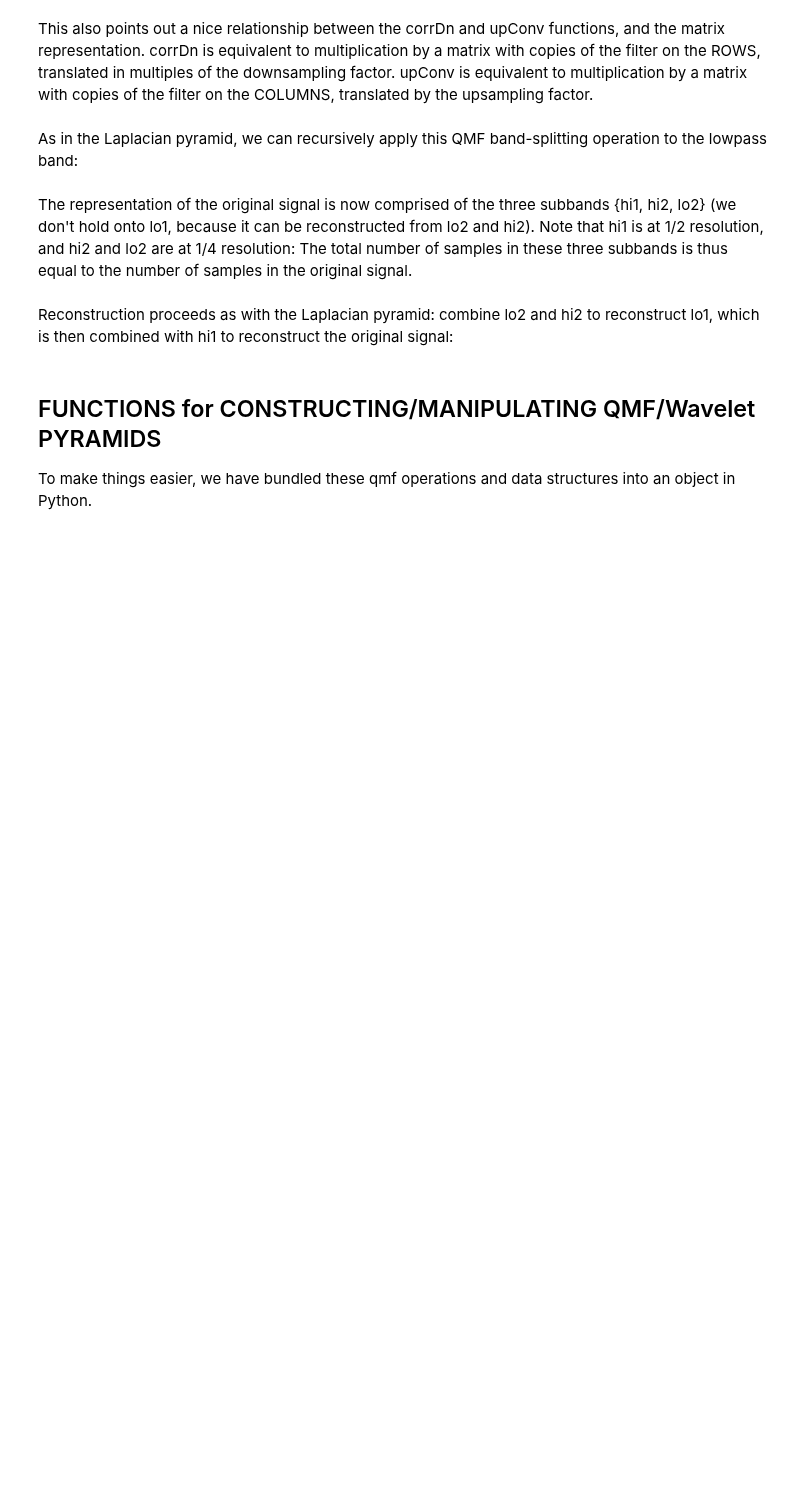
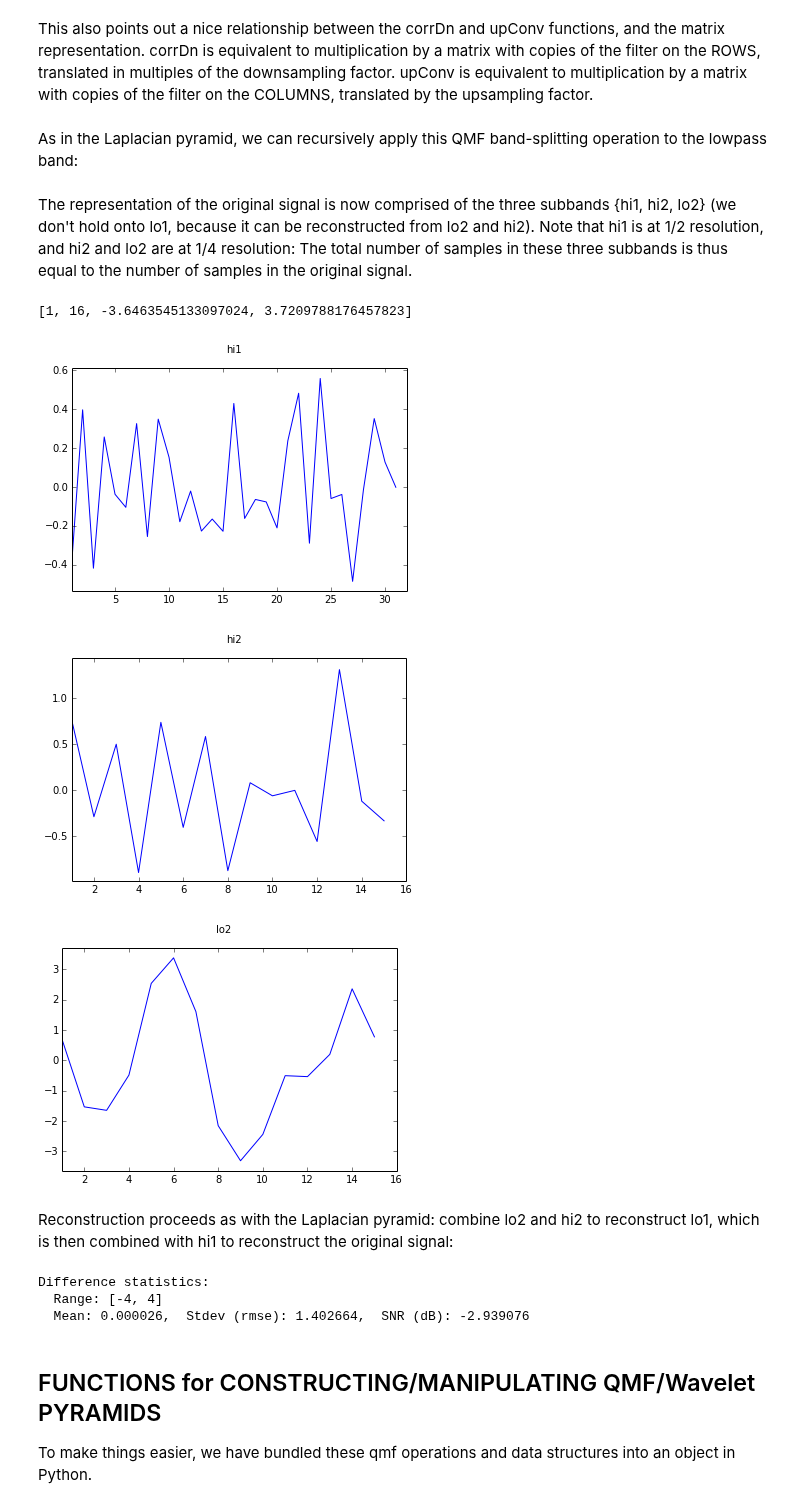
Before and after one commit to LabForComputationalVision/pyrtools, a Jupyter notebook: pyramids.ipynb, the cells around one changed output. Drawn from its saved outputs; the diff is of its cells as text; code cells hidden in the pictures; blank space fills up the shorter version.

```diff
--- a/pyramids.ipynb
+++ b/pyramids.ipynb
@@ -551,10 +578,10 @@ the filter on the COLUMNS, translated by the upsampling factor.
 As in the Laplacian pyramid, we can recursively apply this QMF
 band-splitting operation to the lowpass band:
 # %%
-#lo2 = ppu.corrDn(image = lo1.T, filt = flo, step = (1, 2))
-#hi2 = ppu.corrDn(image = lo1.T, filt = fhi, step = (1, 2), start = (0, 1))
-lo2 = ppu.corrDn(image = lo1, filt = flo, step = (2, 1))
-hi2 = ppu.corrDn(image = lo1, filt = fhi, step = (2, 1), start = (1, 0))
+lo2 = ppu.corrDn(image = lo1.T, filt = flo, step = (1, 2)).T
+hi2 = ppu.corrDn(image = lo1.T, filt = fhi, step = (1, 2), start = (0, 1)).T
+#lo2 = ppu.corrDn(image = lo1, filt = flo, step = (2, 1))
+#hi2 = ppu.corrDn(image = lo1, filt = fhi, step = (2, 1), start = (1, 0))
 # %% [markdown]
 The representation of the original signal is now comprised of the
 three subbands {hi1, hi2, lo2} (we don't hold onto lo1, because it
@@ -565,15 +592,20 @@ samples in the original signal.
 # %%
 plt.plot(hi1)
 plt.suptitle('hi1')
-plt.axis([1, len(hi1), 1.1*min(hi1), 1.1*max(hi1)])
+plt.axis([1, len(hi1), 1.1*hi1.min(), 1.1*hi1.max()])
 plt.figure()
 plt.plot(hi2)
 plt.suptitle('hi2')
-plt.axis([1, len(hi2), 1.1*min(hi2), 1.1*max(hi2)])
+plt.axis([1, hi2.shape[0], 1.1*hi2.min(), 1.1*hi2.max()])
 plt.figure()
 plt.plot(lo2)
 plt.suptitle('lo2')
-plt.axis([1, len(lo2), 1.1*min(lo2), 1.1*max(lo2)])
+plt.axis([1, len(lo2), 1.1*lo2.min(), 1.1*lo2.max()])
+# %% [output]
+[1, 16, -3.6463545133097024, 3.7209788176457823]
+[figure, added]
+[figure, added]
+[figure, added]
 # %% [markdown]
 Reconstruction proceeds as with the Laplacian pyramid: combine lo2 and hi2
 to reconstruct lo1, which is then combined with hi1 to reconstruct the
@@ -584,6 +616,10 @@ recon_lo1 = ( ppu.upConv(image = hi2.T, filt = fhi, step = (1, 2), start = (0, 1
 reconstructed = ( ppu.upConv(image = hi1.T, filt = fhi, step = (1, 2), start = (0, 1)) +
                   ppu.upConv(image = recon_lo1.T, filt = flo, step = (1, 2), start = (0, 0)) )
 ppu.imStats(sig,reconstructed)
+# %% [output]
+Difference statistics:
+  Range: [-4, 4]
+  Mean: 0.000026,  Stdev (rmse): 1.402664,  SNR (dB): -2.939076
 # %% [markdown]
 <h2>FUNCTIONS for CONSTRUCTING/MANIPULATING QMF/Wavelet PYRAMIDS</h2>
 To make things easier, we have bundled these qmf operations and
```
Also changed, not shown: parts of 36 cells of this notebook, 3 other files.
